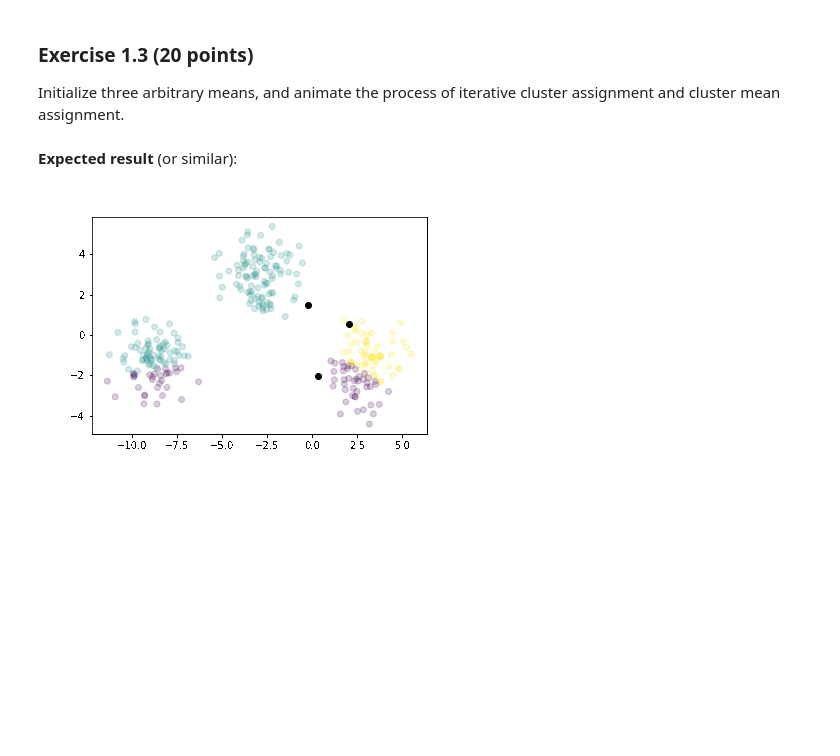
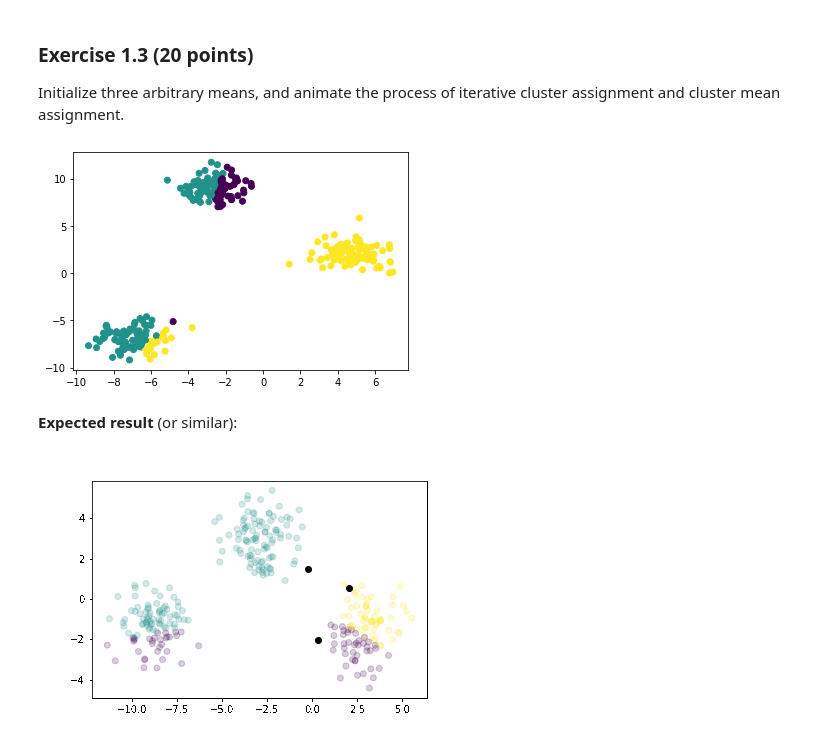
Before and after one commit to zMaxKunGz/ML-Ait-Lab, a Jupyter notebook: Lab10/10-K-Means.ipynb, the cells around one changed output. Saved outputs shown, nothing was run; the diff lists cells and outputs as text; code cells hidden in the pictures; blank space fills up the shorter version.

```diff
--- a/Lab10/11-K-Means.ipynb
+++ b/Lab10/10-K-Means.ipynb
@@ -106,31 +121,35 @@ Initialize three arbitrary means, and animate the process of iterative cluster a
 # %%
 import numpy as np
 from IPython.display import clear_output
 import time
 
 # 1. Initialize three random cluster centers
-
-centers = None
+rand = np.random.choice(X.shape[0], 3, replace=False)
+centers = X[rand, :]
+centers = centers[np.newaxis, :, :]
+X_newaxis = X[:, np.newaxis, :]
 
 while True:
-
     # 2. Find the nearest cluster center for each point
-
+    distances = centers - X_newaxis
+    distances = np.sqrt(distances[:, :, 0]**2 + distances[:, :, 1] ** 2)
+    nearest_center = np.argmin(distances, axis=1)
     # 3. Plot the data showing the cluster centers. Do not forget to use clear_output.
-
+    clear_output()
+    plt.scatter(X[:,0], X[:,1], c=nearest_center)
+    plt.show()
     # 4. Find the mean of the points assigned to each cluster center
 
     # 5. Calculate the sum squared error between the currently assigned points' mean
     #    and the current center. If this error is less than 1e-6, stop the loop.
 
     error = 0
     if error < 1e-6:
         break
 
     time.sleep(0.3)
-
-# YOUR CODE HERE
-raise NotImplementedError()
+# %% [output]
+[figure, added]
 # %%
 print(centers)
 
```
Also changed, not shown: parts of 7 cells of this notebook, 1 other file.
